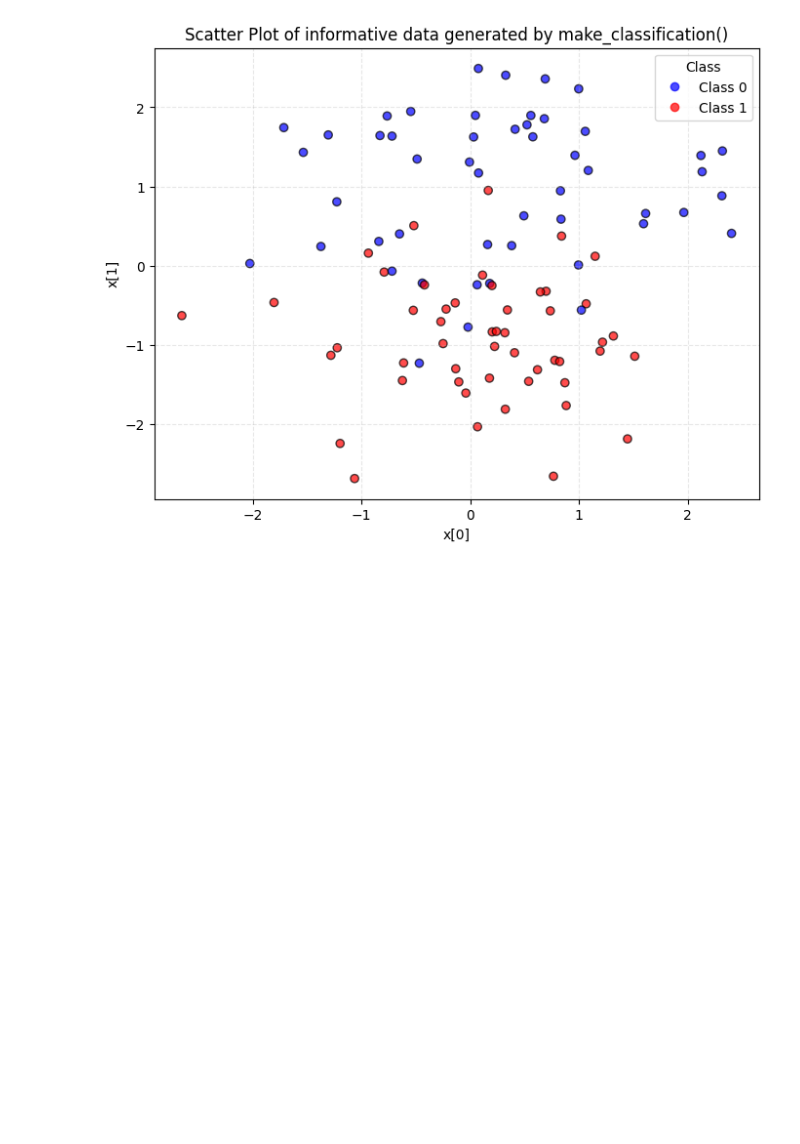
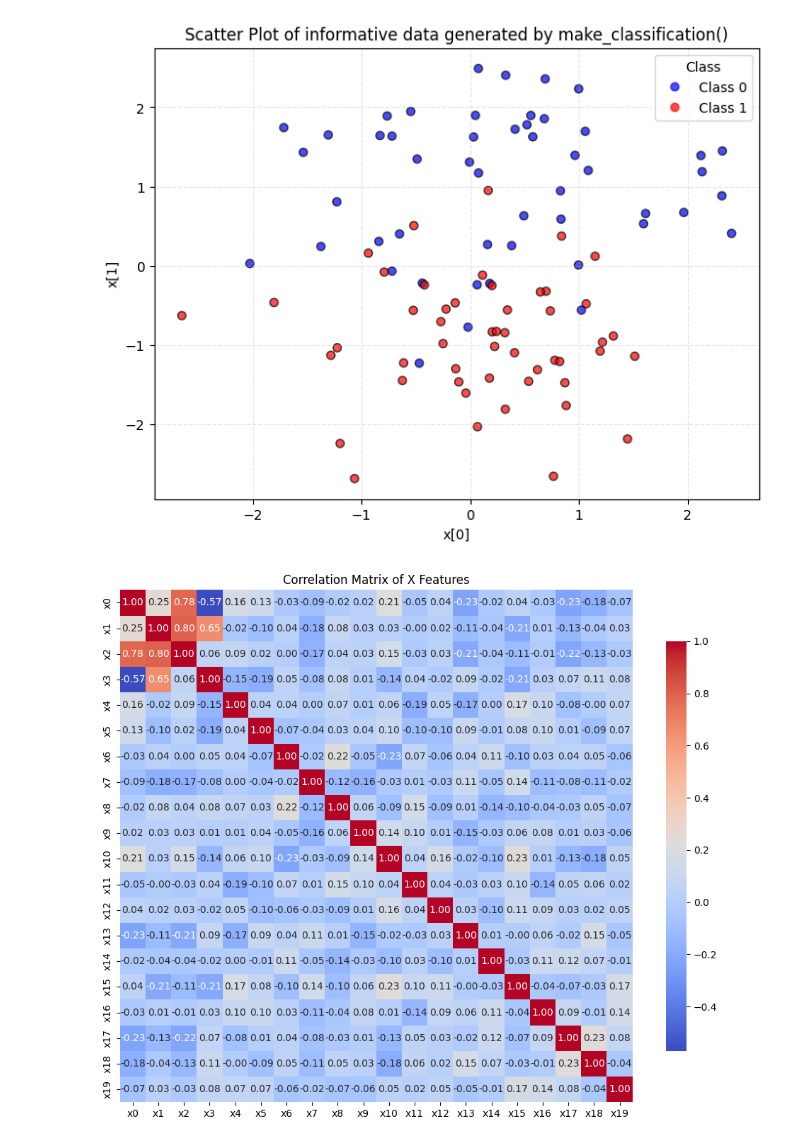
Before and after one commit to nizwant/dev_project, a Jupyter notebook: notebook/01_generate_data.ipynb, the cells around one changed output. Saved outputs shown, nothing was run; the diff lists cells and outputs as text; code cells hidden in the pictures; blank space fills up the shorter version.

Commit message:
feat: correlation matrix of generated data

```diff
--- a/notebook/01_generate_data.ipynb
+++ b/notebook/01_generate_data.ipynb
@@ -101,4 +110,40 @@ plt.grid(True, linestyle="--", alpha=0.3)
 plt.show()
 # %% [output]
 [figure]
+# %%
+import pandas as pd
+import seaborn as sns
+
+
+X, y = make_classification(
+    n_samples=100,
+    n_features=20,
+    n_informative=2,
+    n_redundant=2,
+    n_repeated=0,
+    n_clusters_per_class=2,
+    class_sep=1.0,
+    shuffle=False,
+)
+
+df = pd.DataFrame(X, columns=[f"x{i}" for i in range(X.shape[1])])
+
+# Compute correlation matrix
+corr_matrix = df.corr()
+
+# Plot
+plt.figure(figsize=(10, 8))
+sns.heatmap(
+    corr_matrix,
+    annot=True,
+    fmt=".2f",
+    cmap="coolwarm",
+    square=True,
+    cbar_kws={"shrink": 0.8},
+)
+plt.title("Correlation Matrix of X Features")
+plt.tight_layout()
+plt.show()
+# %% [output]
+[figure, added]
 # %%
```
Also changed, not shown: parts of 2 cells of this notebook.
